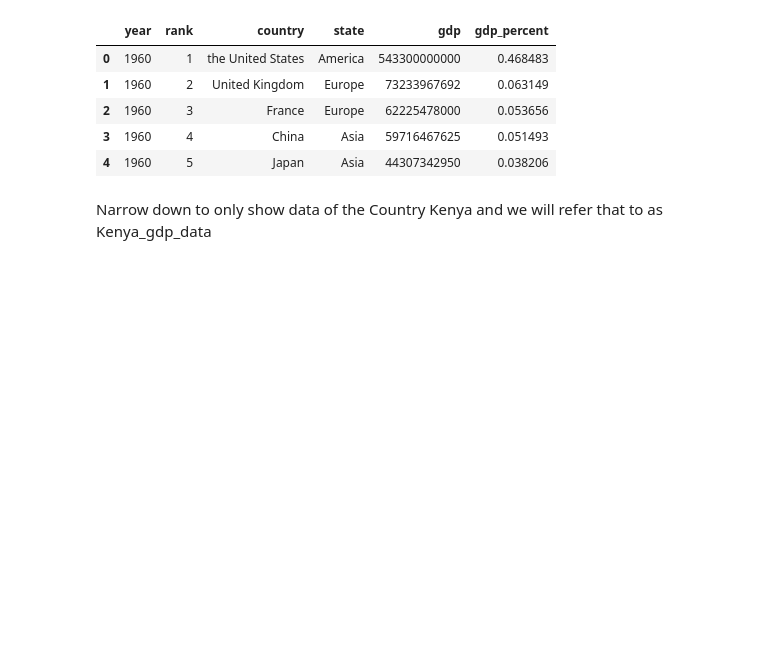
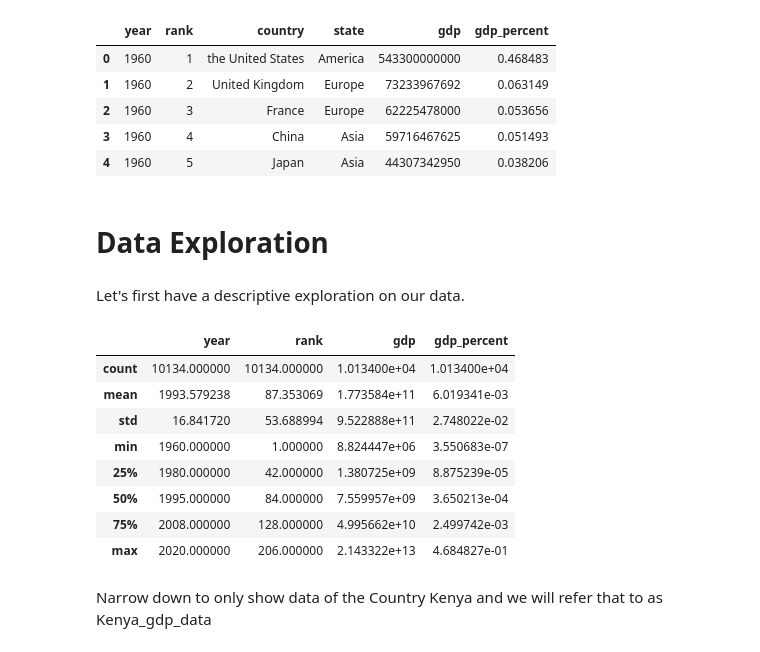
Before and after one commit to Ndichu/Kenya_GDP_Analysis_and_prediction, a Jupyter notebook: Kenya_GDP_Analysis_and_prediction.ipynb, the cells around one changed output. Cells and saved outputs as stored; diff of their text form; code cells hidden in the pictures; blank space fills up the shorter version.

```diff
--- a/Kenya_GDP_Analysis_and_prediction.ipynb
+++ b/Kenya_GDP_Analysis_and_prediction.ipynb
@@ -21,6 +23,23 @@ df.head()
 | 2 | 1960 | 3 | France | Europe | 62225478000 | 0.053656 |
 | 3 | 1960 | 4 | China | Asia | 59716467625 | 0.051493 |
 | 4 | 1960 | 5 | Japan | Asia | 44307342950 | 0.038206 |
+# %% [markdown]
+# Data Exploration
+# %% [markdown]
+Let's first have a descriptive exploration on our data.
+# %%
+# summarize the data
+df.describe()
+# %% [output]
+|  | year | rank | gdp | gdp_percent |
+| count | 10134.000000 | 10134.000000 | 1.013400e+04 | 1.013400e+04 |
+| mean | 1993.579238 | 87.353069 | 1.773584e+11 | 6.019341e-03 |
+| std | 16.841720 | 53.688994 | 9.522888e+11 | 2.748022e-02 |
+| min | 1960.000000 | 1.000000 | 8.824447e+06 | 3.550683e-07 |
+| 25% | 1980.000000 | 42.000000 | 1.380725e+09 | 8.875239e-05 |
+| 50% | 1995.000000 | 84.000000 | 7.559957e+09 | 3.650213e-04 |
+| 75% | 2008.000000 | 128.000000 | 4.995662e+10 | 2.499742e-03 |
+| max | 2020.000000 | 206.000000 | 2.143322e+13 | 4.684827e-01 |
 # %% [markdown]
 Narrow down to only show data of the Country Kenya and we will refer that to as Kenya_gdp_data
 # %%
```
Also changed, not shown: parts of 14 cells of this notebook.
